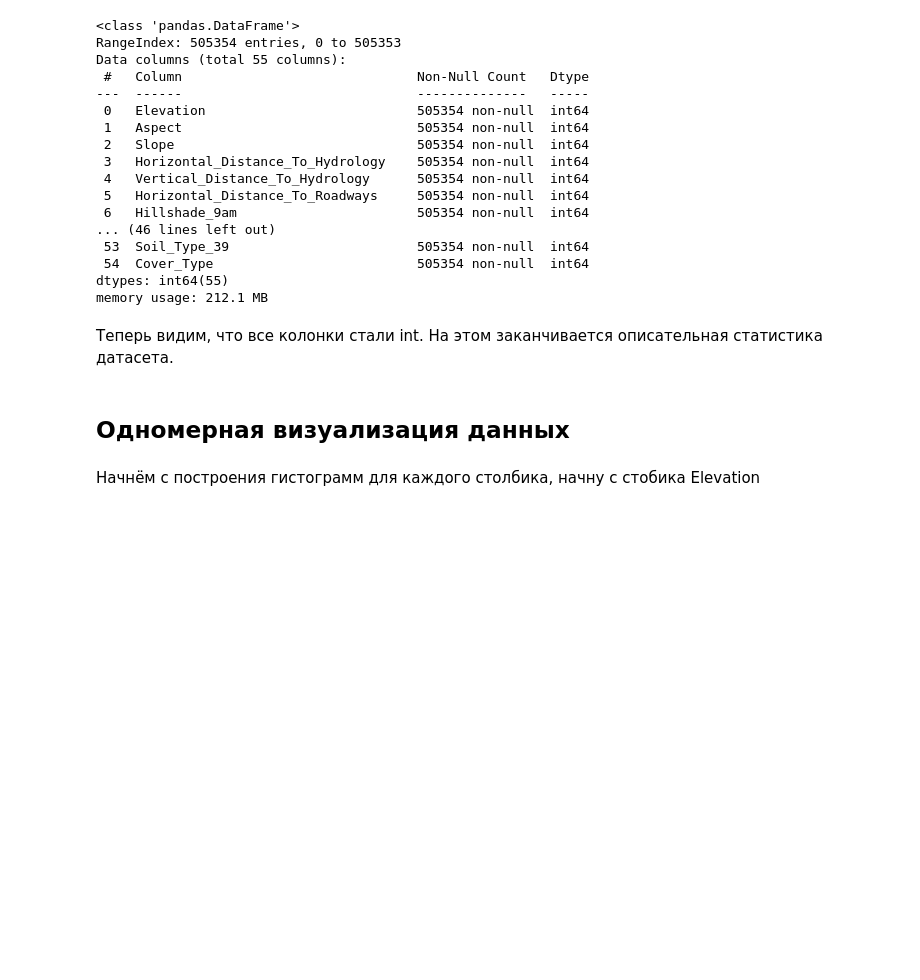
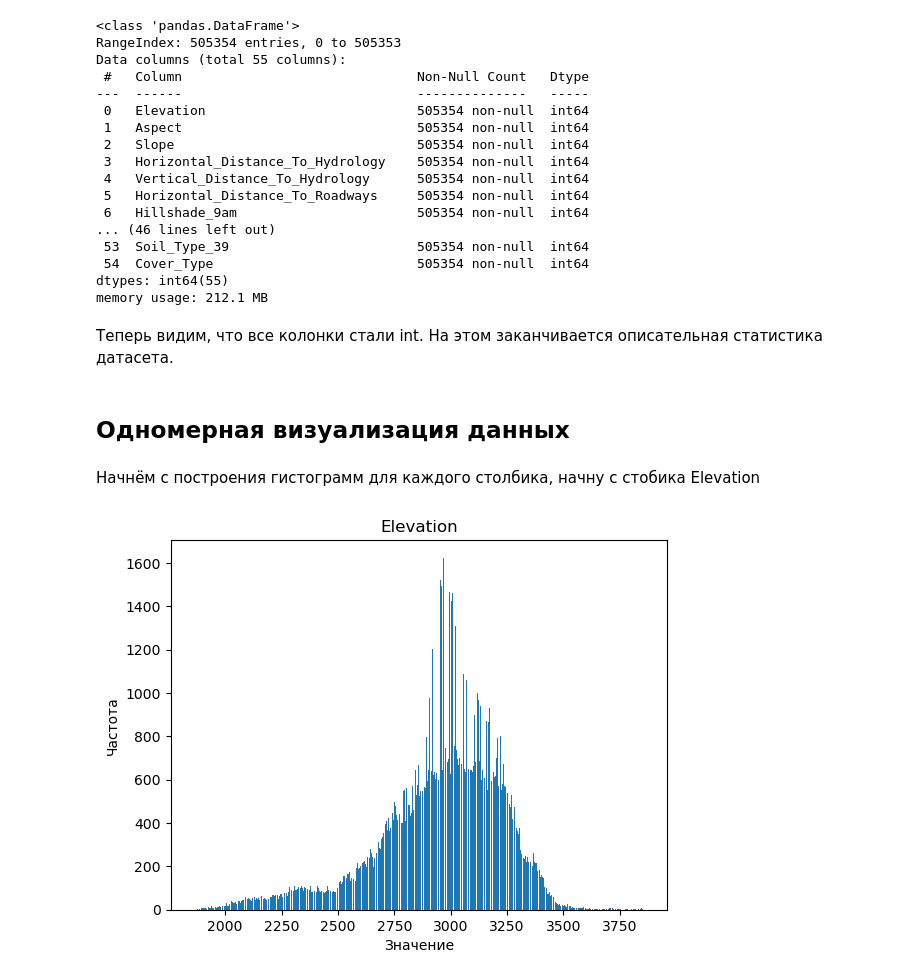
Before and after one commit to KorolevIvanMi/ML, a Jupyter notebook: labs/lab2.ipynb, the cells around one changed output. Cells and saved outputs as stored; diff of their text form; code cells hidden in the pictures; blank space fills up the shorter version.

```diff
--- a/labs/lab2.ipynb
+++ b/labs/lab2.ipynb
@@ -8,6 +26,7 @@ import seaborn as sns
 =
 # %%
 ds_original = pd.read_csv("../data/V4_classification_lr3.csv")
+ds_original.Cover_Type -= 1
 # %% [markdown]
 Работа с исходными данными
 =
@@ -97,3 +116,12 @@ memory usage: 212.1 MB
 -
 # %% [markdown]
 Начнём с построения гистограмм для каждого столбика, начну с стобика Elevation
+# %%
+elevation_origin = ds_original["Elevation"].value_counts()
+plt.bar(elevation_origin.index, elevation_origin.values )
+plt.title('Elevation')
+plt.ylabel('Частота')
+plt.xlabel("Значение")
+plt.show()
+# %% [output]
+[figure, added]
```
Also changed, not shown: parts of 65 cells of this notebook, 1 other file.
